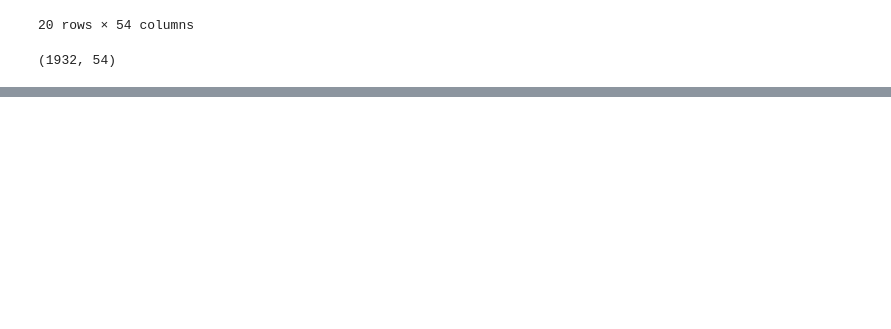
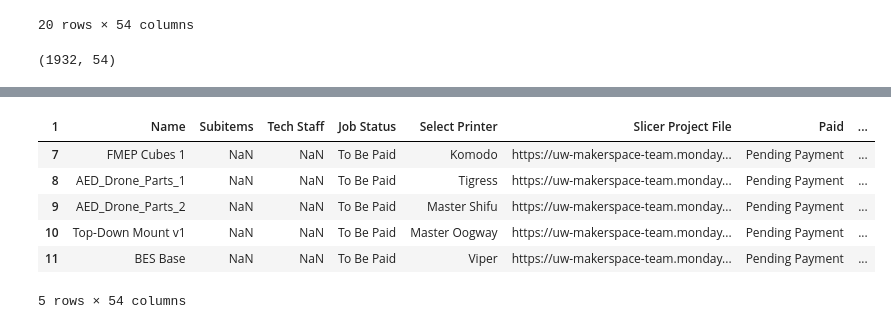
Before and after one commit to MarMar888/ECEDesignLabProj, a Jupyter notebook: MainClean.ipynb, the cells around one changed output, grey strips where cells are left out. Drawn from its saved outputs; the diff is of its cells as text; code cells hidden in the pictures; blank space fills up the shorter version.

```diff
--- a/MainClean.ipynb
+++ b/MainClean.ipynb
@@ -92,0 +105,10 @@ df.shape
+# %%
+df.head()
+# %% [output]
+| 1 | Name | Subitems | Tech Staff | Job Status | Select Printer | Slicer Project File | Paid | ... |
+| 7 | FMEP Cubes 1 | NaN | NaN | To Be Paid | Komodo | https://uw-makerspace-team.monday... | Pending Payment | ... |
+| 8 | AED_Drone_Parts_1 | NaN | NaN | To Be Paid | Tigress | https://uw-makerspace-team.monday... | Pending Payment | ... |
+| 9 | AED_Drone_Parts_2 | NaN | NaN | To Be Paid | Master Shifu | https://uw-makerspace-team.monday... | Pending Payment | ... |
+| 10 | Top-Down Mount v1 | NaN | NaN | To Be Paid | Master Oogway | https://uw-makerspace-team.monday... | Pending Payment | ... |
+| 11 | BES Base | NaN | NaN | To Be Paid | Viper | https://uw-makerspace-team.monday... | Pending Payment | ... |
+5 rows × 54 columns
```
Also changed, not shown: parts of 20 cells of this notebook, 1 other file.
